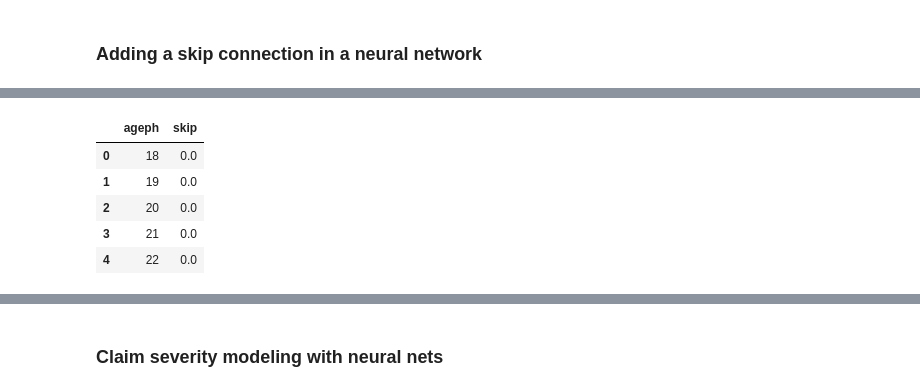
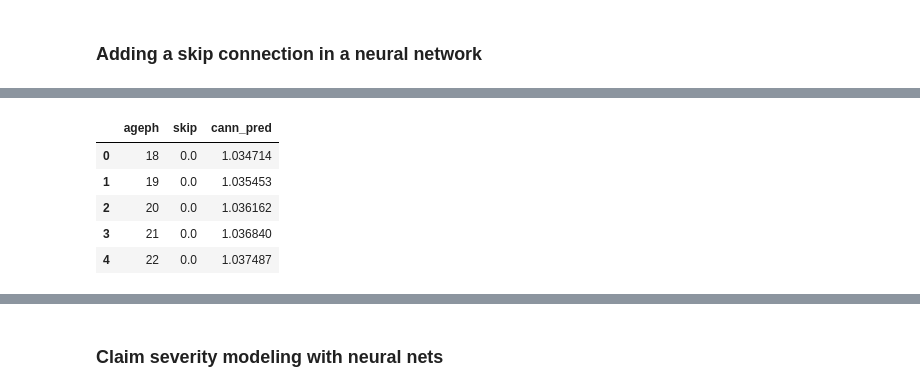
Before and after one commit to loremarchi/hands-on-machine-learning-R-module-3-python, a Jupyter notebook: 3_regression_under_review.ipynb, the cells around one changed output, grey strips where cells are left out. Drawn from its saved outputs; the diff is of its cells as text; code cells hidden in the pictures.

```diff
--- a/3_regression_under_review.ipynb
+++ b/3_regression_under_review.ipynb
@@ -156 +228,4 @@ array([0.1127], dtype=float32)
+# %%
+# we can now delete the proxy variable from the dataset
+train = train.drop('nclaims_proxy',1)
 # %% [markdown]
@@ -300,3 +401,8 @@ bs = BSplines(x_spline, df=[10, 10], degree=[3, 3])
+# %%
+bs = statsmodels.gam.smooth_basis.BSplines(train['ageph'],
+                                           df = [9,9],
+                                           degree = [2,2],
+                                           include_intercept=True)
 # %%
 gam_bs = GLMGam.from_formula('nclaims ~ 1',
                              data=train,
@@ -401,0 +521,22 @@ np.max(gam_bs.predict())
+# %%
+reset_random_seeds()
+
+# create two input layers via layer_input, one for the skip connection and one for the neural network
+input_nn = tf.keras.layers.Input(shape = (1,), name = 'nn')
+input_skip = tf.keras.layers.Input(shape = (1,), name = 'skip')
+
+# specify the architecture to use for the neural net part with a linear combination of the hidden nodes as output
+norm_nn = tf.keras.layers.BatchNormalization()(input_nn)
+dense_1 = tf.keras.layers.Dense(units = 5, activation = 'tanh')(norm_nn)
+network = tf.keras.layers.Dense(units = 1, activation = 'linear')(dense_1)
+
+# combine the neural network and skip connection via layer_add and pass through the exponential function with fixed weights
+interm = tf.keras.layers.Add()([network, input_skip])
+
+# output layer
+init = tf.constant_initializer(np.ones((1,1)))
+output = tf.keras.layers.Dense(units = 1,
+                               activation = 'exponential',
+                               trainable = False,
+                               kernel_initializer = init,
+                               name = 'output')(interm)
@@ -419,6 +593,6 @@ cann_input = [np.array(train['ageph']), np.array(gam_expo)]
 # %%
-cann.fit(cann_input,
-         counts,
+cann.fit(x = cann_input,
+         y = counts,
          epochs = 20,
          batch_size = 1024,
          validation_split = 0,
@@ -445,11 +638,12 @@ Epoch 20/20
 # %%
 # test output
 df = pd.DataFrame({'ageph':np.array(range(18,96)),
-                   'skip':np.zeros(len(range(18,96)))}); df.head()
+                   'skip':np.zeros(len(range(18,96)))})
+df['cann_pred'] = cann.predict([tf.cast(df.ageph,dtype = tf.float32),tf.cast(df.skip,dtype = tf.float32)]); df.head()
 # %% [output]
-|  | ageph | skip |
-| 0 | 18 | 0.0 |
-| 1 | 19 | 0.0 |
-| 2 | 20 | 0.0 |
-| 3 | 21 | 0.0 |
-| 4 | 22 | 0.0 |
+|  | ageph | skip | cann_pred |
+| 0 | 18 | 0.0 | 1.034714 |
+| 1 | 19 | 0.0 | 1.035453 |
+| 2 | 20 | 0.0 | 1.036162 |
+| 3 | 21 | 0.0 | 1.036840 |
+| 4 | 22 | 0.0 | 1.037487 |
```
Also changed, not shown: parts of 107 cells of this notebook.
